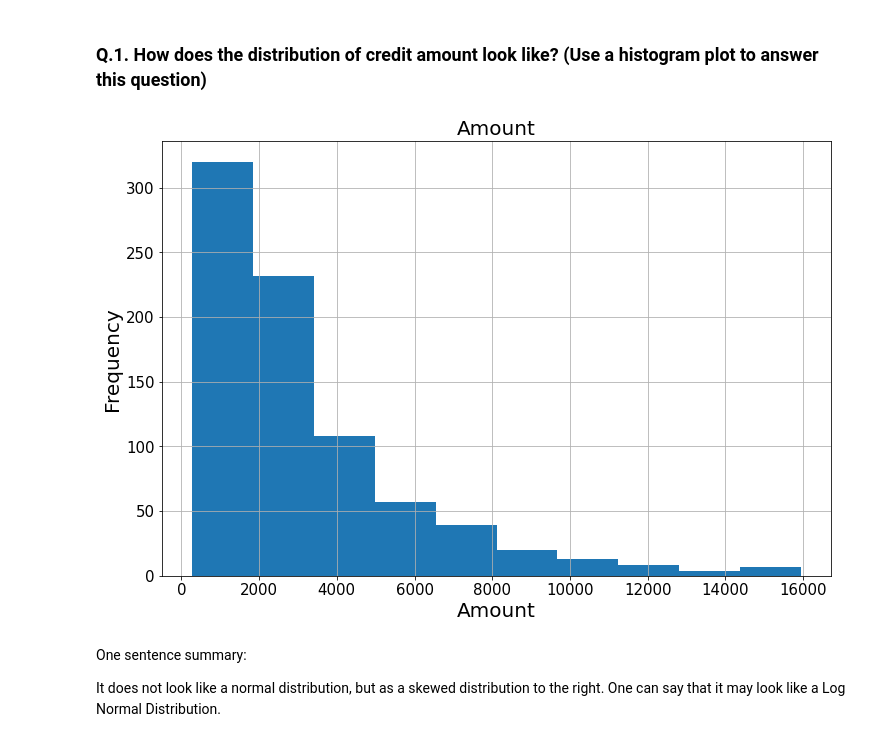
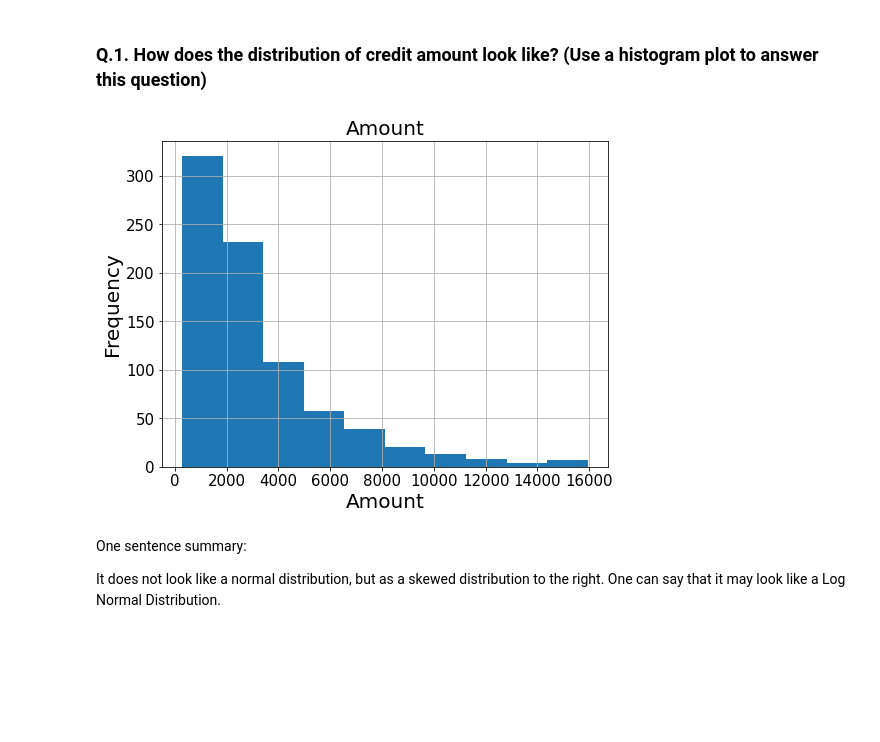
Before and after one commit to rodolfolermacontreras/ML_1_Assignment_3, a Jupyter notebook: ML510-Lesson3_Rodolfo_Lerma.ipynb, the cells around one changed output. Cells and saved outputs as stored; diff of their text form; code cells hidden in the pictures; blank space fills up the shorter version.

```diff
--- a/ML510-Lesson3_Rodolfo_Lerma.ipynb
+++ b/ML510-Lesson3_Rodolfo_Lerma.ipynb
@@ -36,9 +36,11 @@
 import pandas as pd
 import numpy as np
 
-# loading the training and test dataset
+#Loading the training and test dataset
 credit_train = pd.read_csv('credit_train.csv')
+credit_train = pd.DataFrame(data = credit_train)
 credit_test = pd.read_csv('credit_test.csv')
+credit_test = pd.DataFrame(data = credit_test)
 # %% [markdown]
 ## Exploring the train and test data set
 # %% [markdown]
@@ -170,22 +178,23 @@ It seems there is no null/missing values in the `credit_train` data set.
 # %%
 # Put the command (or commands) here that would give an answer to the above question.
 import matplotlib.pyplot as plt
 import seaborn as sns
 %matplotlib inline
 
+#Histogram plot function
 def histogram_plot(a,b):
-    a[b].hist(figsize = (12,8))
+    a[b].hist(figsize = (8,6))
     plt.xlabel(b, fontsize = 20)
     plt.ylabel('Frequency',fontsize = 20)
     plt.title(b, fontsize = 20)
     plt.tick_params(axis="x", labelsize=15)
     plt.tick_params(axis="y", labelsize=15)
     plt.grid(True)
     plt.show()
 
 histogram_plot(credit_train, 'Amount')
 # %% [output]
-[figure, old version]
+[figure, new version]
 # %% [markdown]
 One sentence summary:
 
```
Also changed, not shown: parts of 43 cells of this notebook.
